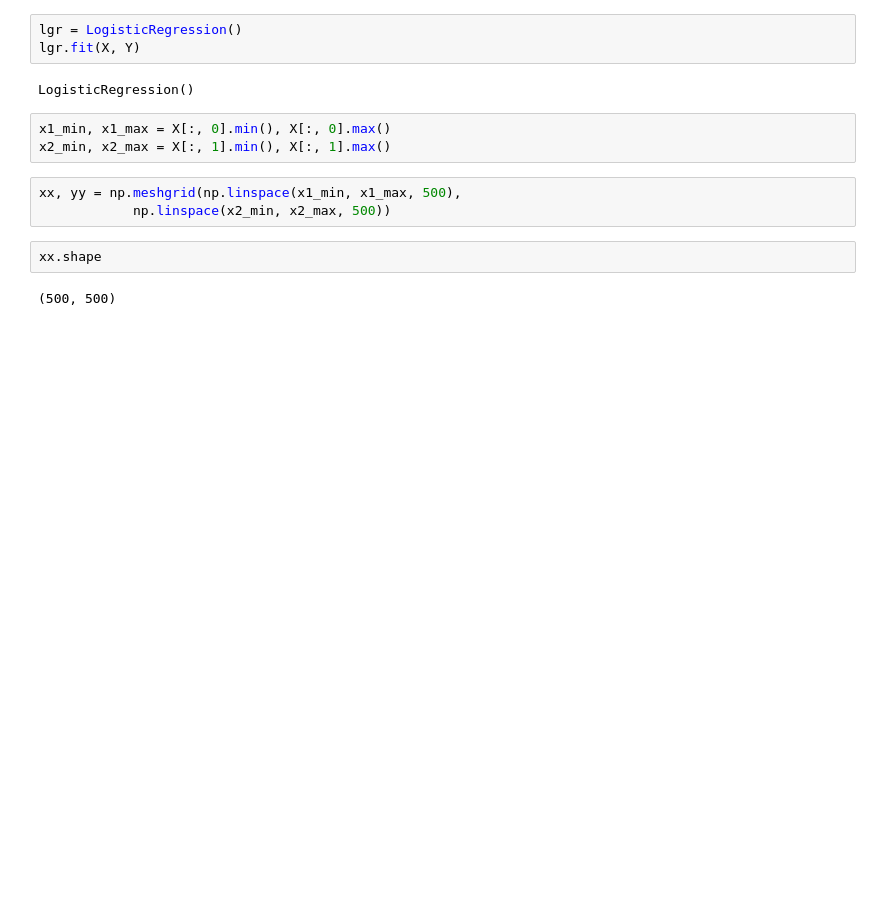
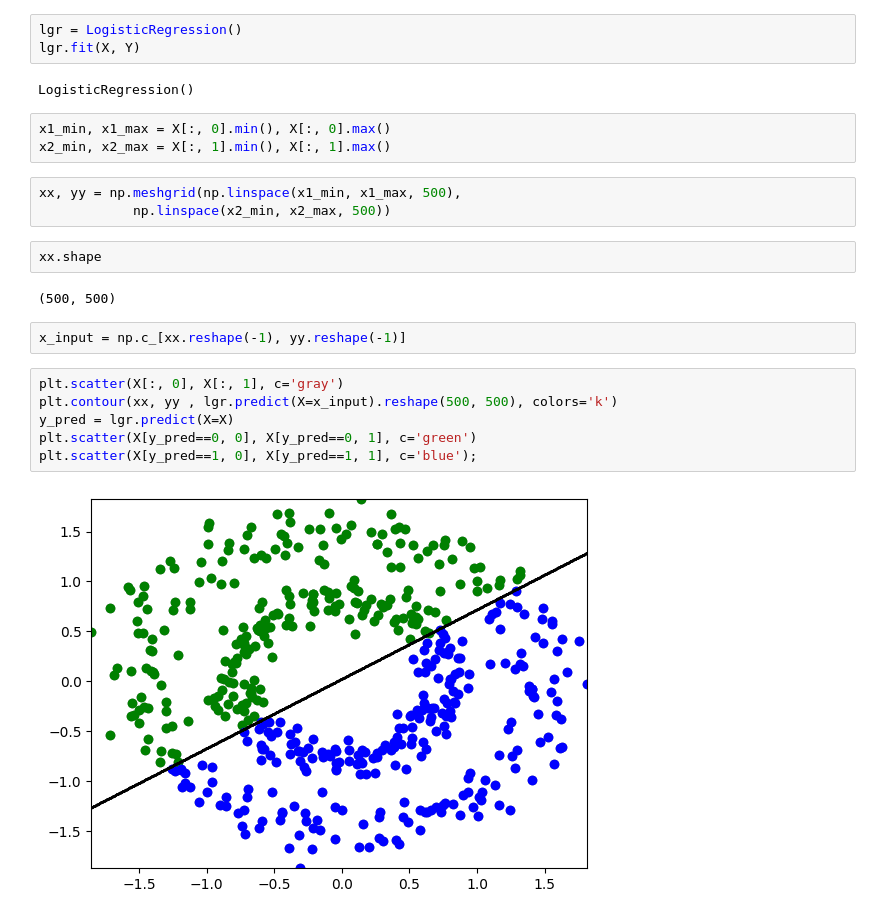
Before and after one commit to MBAhmadi/New-ML, a Jupyter notebook: 3-1.ipynb, the cells around one changed output. Drawn from its saved outputs; the diff is of its cells as text; blank space fills up the shorter version.

```diff
--- a/3-1.ipynb
+++ b/3-1.ipynb
@@ -34,3 +34,13 @@ xx, yy = np.meshgrid(np.linspace(x1_min, x1_max, 500),
 xx.shape
 # %% [output]
 (500, 500)
+# %%
+x_input = np.c_[xx.reshape(-1), yy.reshape(-1)]
+# %%
+plt.scatter(X[:, 0], X[:, 1], c='gray')
+plt.contour(xx, yy , lgr.predict(X=x_input).reshape(500, 500), colors='k')
+y_pred = lgr.predict(X=X)
+plt.scatter(X[y_pred==0, 0], X[y_pred==0, 1], c='green')
+plt.scatter(X[y_pred==1, 0], X[y_pred==1, 1], c='blue');
+# %% [output]
+[figure, added]
```
